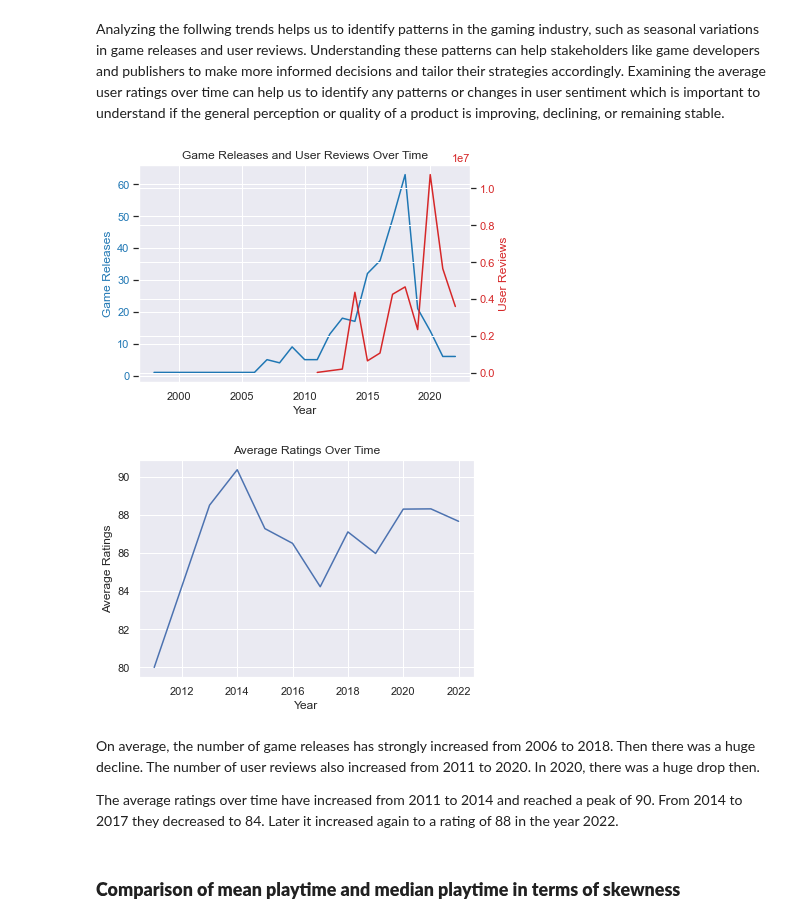
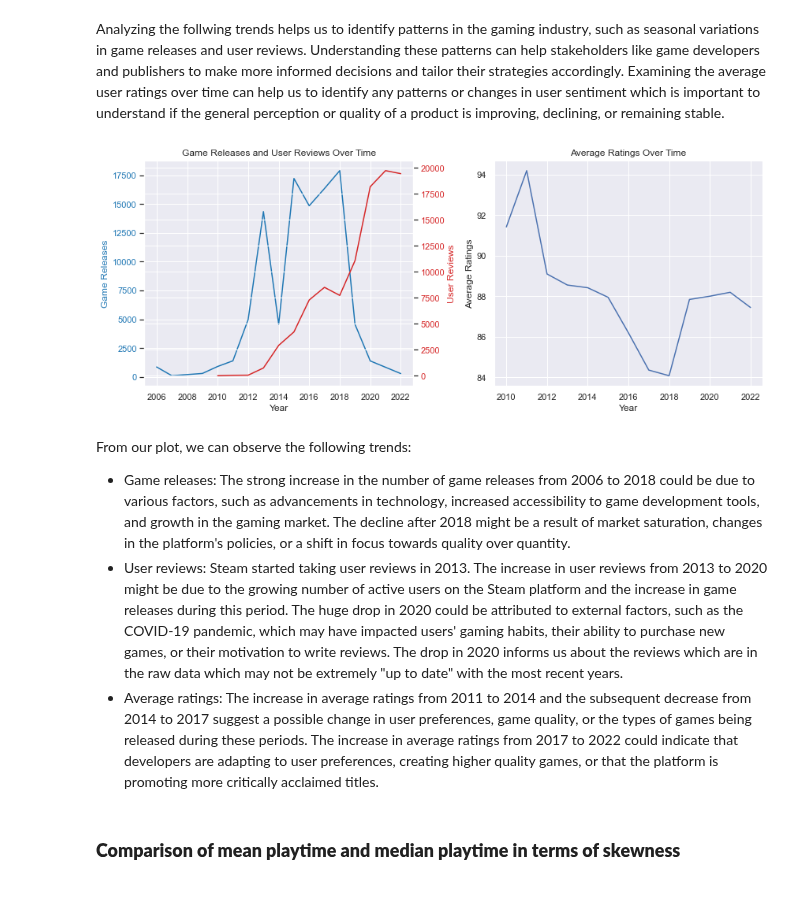
Before and after one commit to JohannesRahn/MachineLearningGroupProject, a Jupyter notebook: group7.ipynb, the cells around one changed output. Cells and saved outputs as stored; diff of their text form; code cells hidden in the pictures; blank space fills up the shorter version.

```diff
--- a/group7.ipynb
+++ b/group7.ipynb
@@ -146,0 +144,4 @@ final_df.drop(["tags", "steamspy_tags", "description"],
+# %%
+n_total_samples = 100000
+#n_total_samples = 500000
+#n_total_samples = 1000000
@@ -146,0 +166,12 @@ final_df.drop(["tags", "steamspy_tags", "description"],
+# %%
+# Create Dummy Columns for Genres
+genres_dummies = final_df['genres'].str.get_dummies(sep=';')
+final_df = pd.concat([final_df, genres_dummies], axis=1)
+
+# Optimize Memory Usage
+for elem in genres_dummies.columns:
+    final_df[elem] = final_df[elem].astype("int16")
+
+# Drop Tags, SteamSpy Tags, Description, Genres (as Single-Column List)
+final_df.drop(["tags", "steamspy_tags", "description", "genres"],
+              axis = 1, inplace = True)
@@ -147,3 +182,7 @@ final_df.drop(["tags", "steamspy_tags", "description"],
+# %%
+# Drop Tags, SteamSpy Tags, Description, Genres (as Single-Column List)
+final_df.drop(['review_id', 'funny', 'helpful'],
+              axis = 1, inplace = True)
 # %% [markdown]
 ## Data Exploration
 # %% [markdown]
@@ -586,41 +579,46 @@ Analyzing the follwing trends helps us to identify patterns in the gaming indust
 # %%
 # Trends in game releases, user reviews, and ratings over time
 
 final_df['date_release'] = pd.to_datetime(final_df['date_release'])
 final_df['date'] = pd.to_datetime(final_df['date'])
 
 game_releases_by_year = final_df.groupby(final_df['date_release'].dt.year).size()
-user_reviews_by_year = final_df.groupby(final_df['date'].dt.year)['user_reviews'].sum()
+#user_reviews_by_year = final_df.groupby(final_df['date'].dt.year)['user_reviews'].sum()
+user_reviews_by_year = final_df.groupby(final_df['date'].dt.year)['user_reviews'].size()
+
 avg_ratings_by_year = final_df.groupby(final_df['date'].dt.year)['positive_ratio'].mean()
 
-fig, ax1 = plt.subplots()
+fig, (ax1, ax3) = plt.subplots(1, 2, figsize=(12, 5))
 
+# Plot Game Releases and User Reviews Over Time
 ax1.set_xlabel('Year')
 ax1.set_ylabel('Game Releases', color='tab:blue')
 ax1.plot(game_releases_by_year.index, game_releases_by_year, color='tab:blue')
 ax1.tick_params(axis='y', labelcolor='tab:blue')
 
 ax2 = ax1.twinx()
 ax2.set_ylabel('User Reviews', color='tab:red')
 ax2.plot(user_reviews_by_year.index, user_reviews_by_year, color='tab:red')
 ax2.tick_params(axis='y', labelcolor='tab:red')
 
+ax1.set_title('Game Releases and User Reviews Over Time')
+
+# Plot Average Ratings Over Time
+ax3.plot(avg_ratings_by_year.index, avg_ratings_by_year)
+ax3.set_xlabel('Year')
+ax3.set_ylabel('Average Ratings')
+ax3.set_title('Average Ratings Over Time')
+
 fig.tight_layout()
-plt.title('Game Releases and User Reviews Over Time')
 plt.show()
-
-plt.plot(avg_ratings_by_year.index, avg_ratings_by_year)
-plt.xlabel('Year')
-plt.ylabel('Average Ratings')
-plt.title('Average Ratings Over Time')
-plt.show()
 # %% [output]
-[figure, old version]
+[figure, new version]
-[figure, removed]
 # %% [markdown]
-On average, the number of game releases has strongly increased from 2006 to 2018. Then there was a huge decline. The number of user reviews also increased from 2011 to 2020. In 2020, there was a huge drop then.
+From our plot, we can observe the following trends:
 
-The average ratings over time have increased from 2011 to 2014 and reached a peak of 90. From 2014 to 2017 they decreased to 84. Later it increased again to a rating of 88 in the year 2022.
+- Game releases: The strong increase in the number of game releases from 2006 to 2018 could be due to various factors, such as advancements in technology, increased accessibility to game development tools, and growth in the gaming market. The decline after 2018 might be a result of market saturation, changes in the platform's policies, or a shift in focus towards quality over quantity.
+- User reviews: Steam started taking user reviews in 2013. The increase in user reviews from 2013 to 2020 might be due to the growing number of active users on the Steam platform and the increase in game releases during this period. The huge drop in 2020 could be attributed to external factors, such as the COVID-19 pandemic, which may have impacted users' gaming habits, their ability to purchase new games, or their motivation to write reviews. The drop in 2020 informs us about the reviews which are in the raw data which may not be extremely "up to date" with the most recent years.
+- Average ratings: The increase in average ratings from 2011 to 2014 and the subsequent decrease from 2014 to 2017 suggest a possible change in user preferences, game quality, or the types of games being released during these periods. The increase in average ratings from 2017 to 2022 could indicate that developers are adapting to user preferences, creating higher quality games, or that the platform is promoting more critically acclaimed titles.
 # %% [markdown]
 ### **Comparison of mean playtime and median playtime in terms of skewness**
 # %% [markdown]
```
Also changed, not shown: parts of 115 cells of this notebook, 1 other file.
